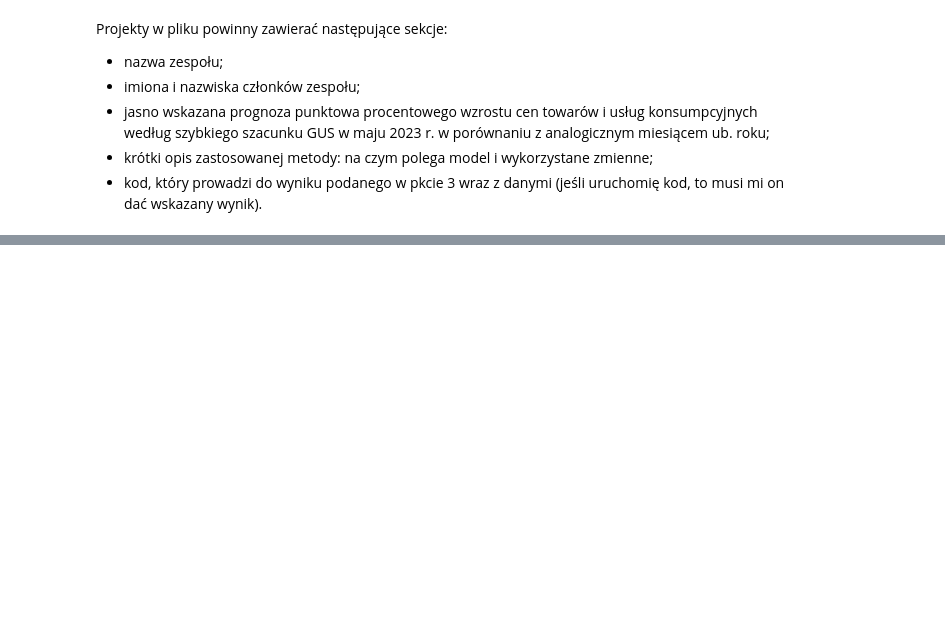
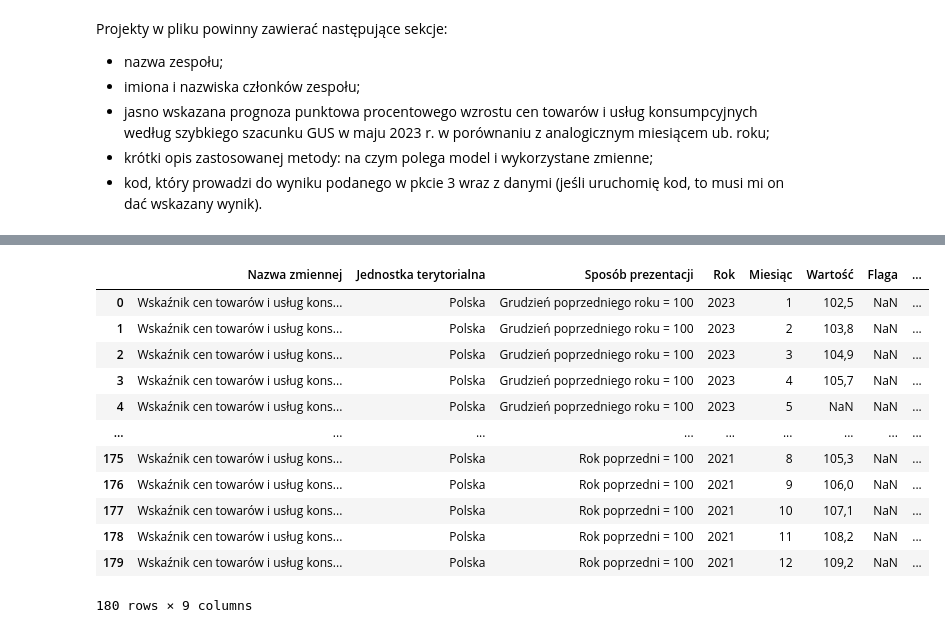
Before and after one commit to agomolka/MASem2InflationPredction, a Jupyter notebook: inflation_prediction.ipynb, the cells around one changed output, grey strips where cells are left out. Saved outputs shown, nothing was run; the diff lists cells and outputs as text; code cells hidden in the pictures; blank space fills up the shorter version.

Commit message:
miesieczne_wskazniki_cen_towarow_i_uslug_konsumpcyjnych_od_1982_roku

```diff
--- a/inflation_prediction.ipynb
+++ b/inflation_prediction.ipynb
@@ -62,0 +66,19 @@ df
+# %%
+miesieczne_wskazniki_cen_towarow = pd.read_csv("data/miesieczne_wskazniki_cen_towarow_i_uslug_konsumpcyjnych_od_1982_roku-2.csv", encoding="cp1250", sep=";")
+# %%
+miesieczne_wskazniki_cen_towarow = miesieczne_wskazniki_cen_towarow[miesieczne_wskazniki_cen_towarow["Rok"] >= 2021]
+miesieczne_wskazniki_cen_towarow
+# %% [output]
+|  | Nazwa zmiennej | Jednostka terytorialna | Sposób prezentacji | Rok | Miesiąc | Wartość | Flaga | ... |
+| 0 | Wskaźnik cen towarów i usług kons... | Polska | Grudzień poprzedniego roku = 100 | 2023 | 1 | 102,5 | NaN | ... |
+| 1 | Wskaźnik cen towarów i usług kons... | Polska | Grudzień poprzedniego roku = 100 | 2023 | 2 | 103,8 | NaN | ... |
+| 2 | Wskaźnik cen towarów i usług kons... | Polska | Grudzień poprzedniego roku = 100 | 2023 | 3 | 104,9 | NaN | ... |
+| 3 | Wskaźnik cen towarów i usług kons... | Polska | Grudzień poprzedniego roku = 100 | 2023 | 4 | 105,7 | NaN | ... |
+| 4 | Wskaźnik cen towarów i usług kons... | Polska | Grudzień poprzedniego roku = 100 | 2023 | 5 | NaN | NaN | ... |
+| ... | ... | ... | ... | ... | ... | ... | ... | ... |
+| 175 | Wskaźnik cen towarów i usług kons... | Polska | Rok poprzedni = 100 | 2021 | 8 | 105,3 | NaN | ... |
+| 176 | Wskaźnik cen towarów i usług kons... | Polska | Rok poprzedni = 100 | 2021 | 9 | 106,0 | NaN | ... |
+| 177 | Wskaźnik cen towarów i usług kons... | Polska | Rok poprzedni = 100 | 2021 | 10 | 107,1 | NaN | ... |
+| 178 | Wskaźnik cen towarów i usług kons... | Polska | Rok poprzedni = 100 | 2021 | 11 | 108,2 | NaN | ... |
+| 179 | Wskaźnik cen towarów i usług kons... | Polska | Rok poprzedni = 100 | 2021 | 12 | 109,2 | NaN | ... |
+180 rows × 9 columns
```
Also changed, not shown: parts of 16 cells of this notebook.
